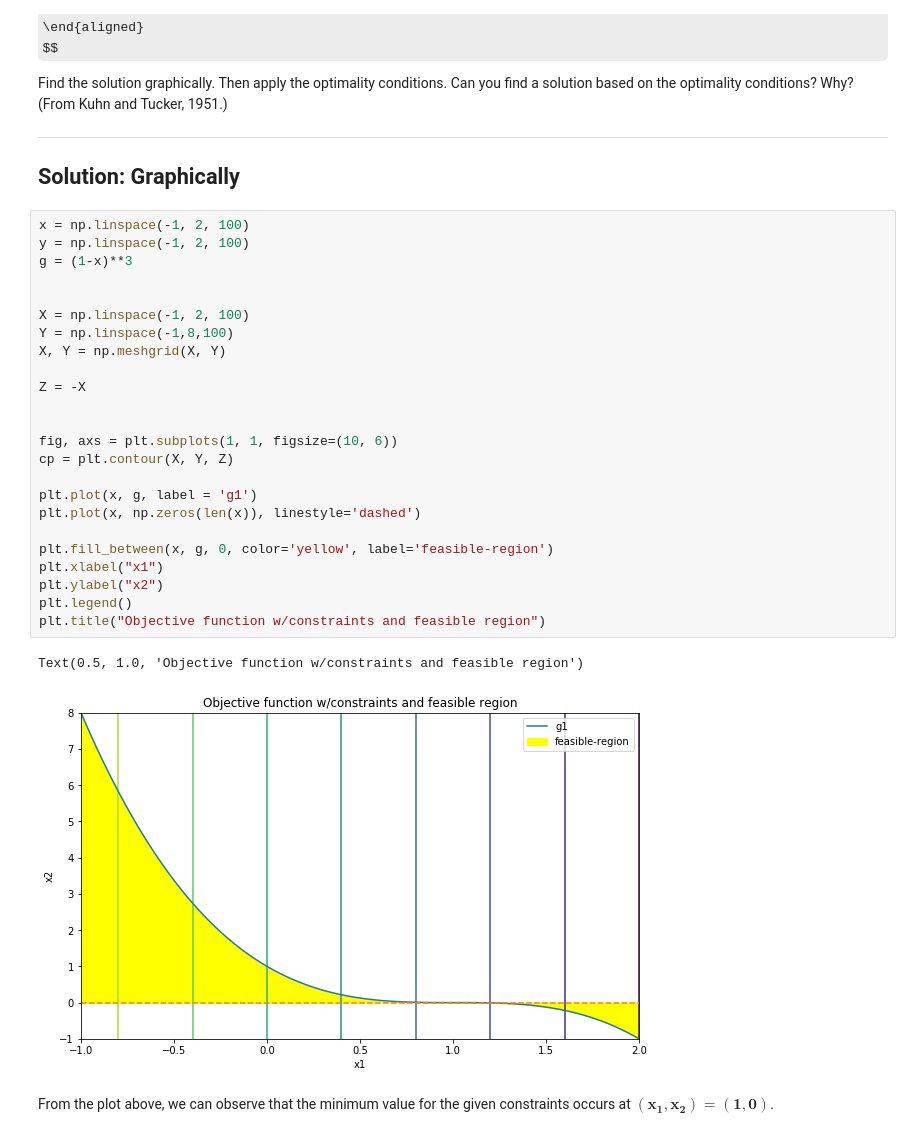
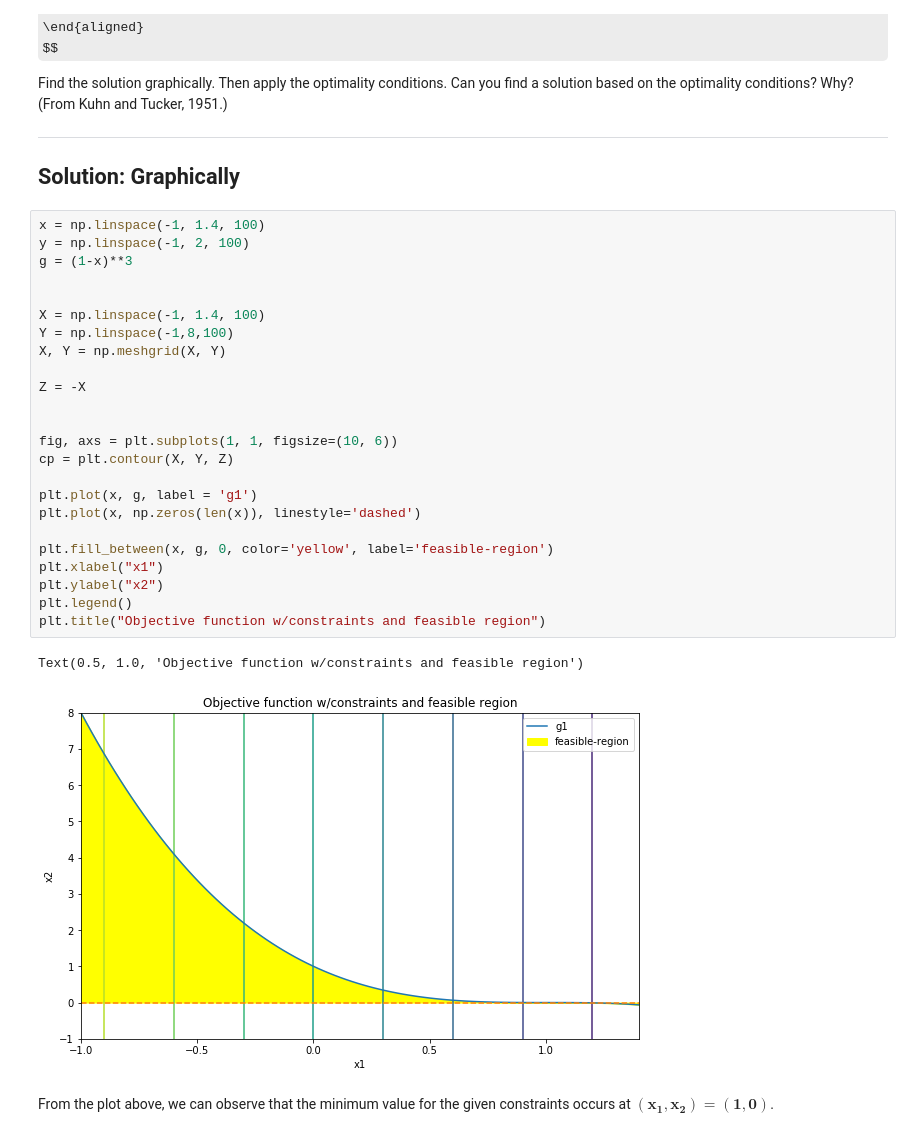
Before and after one commit to ghimiremukesh/Design_Optimization, a Jupyter notebook: Homework/Homework 4.ipynb, the cells around one changed output. Drawn from its saved outputs; the diff is of its cells as text; some formulas as TeX source.

```diff
--- a/Homework/Homework 4.ipynb
+++ b/Homework/Homework 4.ipynb
@@ -253,32 +253,32 @@ Find the solution graphically. Then apply the optimality conditions. Can you fin
 Solution: Graphically
 ---
 # %%
-x = np.linspace(-1, 2, 100)
+x = np.linspace(-1, 1.4, 100)
 y = np.linspace(-1, 2, 100)
 g = (1-x)**3
 
 
-X = np.linspace(-1, 2, 100)
+X = np.linspace(-1, 1.4, 100)
 Y = np.linspace(-1,8,100)
 X, Y = np.meshgrid(X, Y)
 
 Z = -X
 
 
 fig, axs = plt.subplots(1, 1, figsize=(10, 6))
 cp = plt.contour(X, Y, Z)
 
 plt.plot(x, g, label = 'g1')
 plt.plot(x, np.zeros(len(x)), linestyle='dashed')
 
 plt.fill_between(x, g, 0, color='yellow', label='feasible-region')
 plt.xlabel("x1")
 plt.ylabel("x2")
 plt.legend()
 plt.title("Objective function w/constraints and feasible region")
 # %% [output]
 Text(0.5, 1.0, 'Objective function w/constraints and feasible region')
-[figure, old version]
+[figure, new version]
 # %% [markdown]
 From the plot above, we can observe that the minimum value for the given constraints occurs at $\mathbf{(x_1, x_2) = (1, 0)}$.
 # %% [markdown]
```
Also changed, not shown: parts of 21 cells of this notebook.
